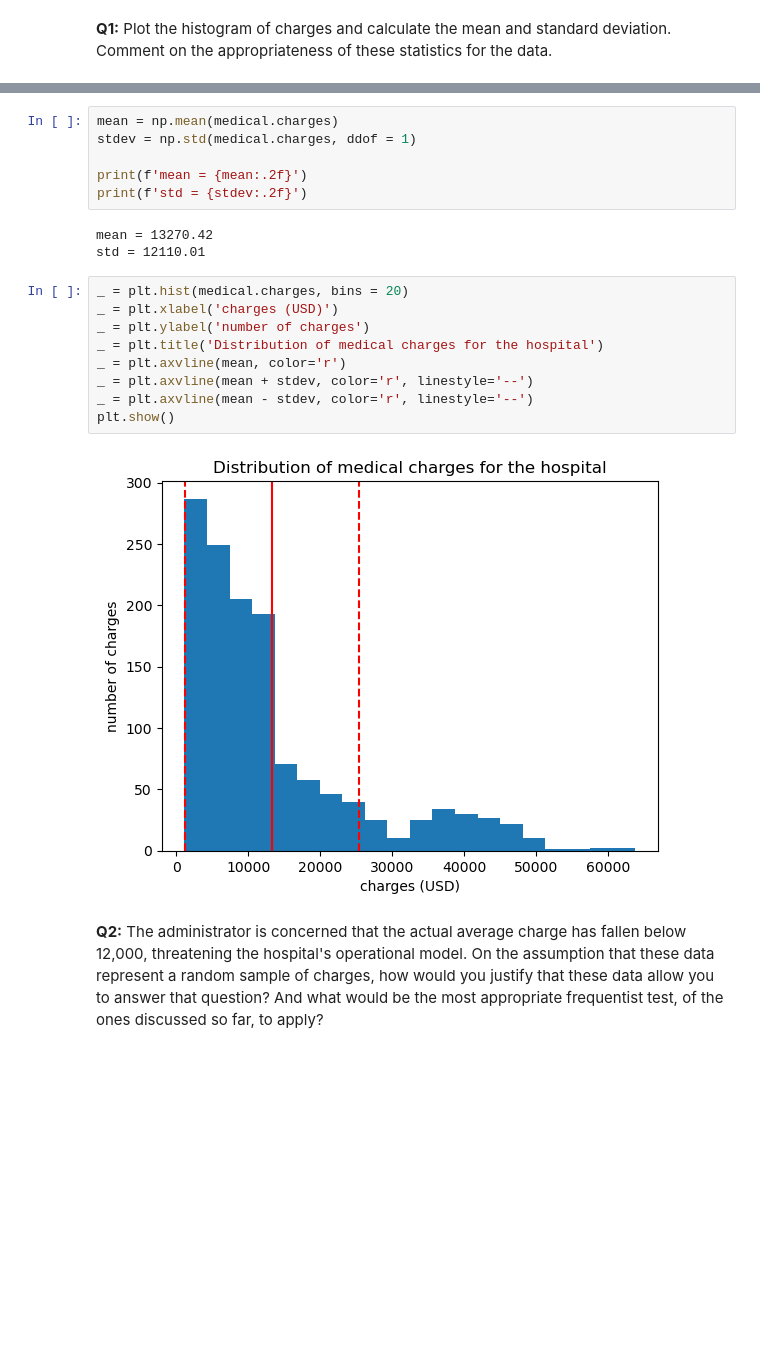
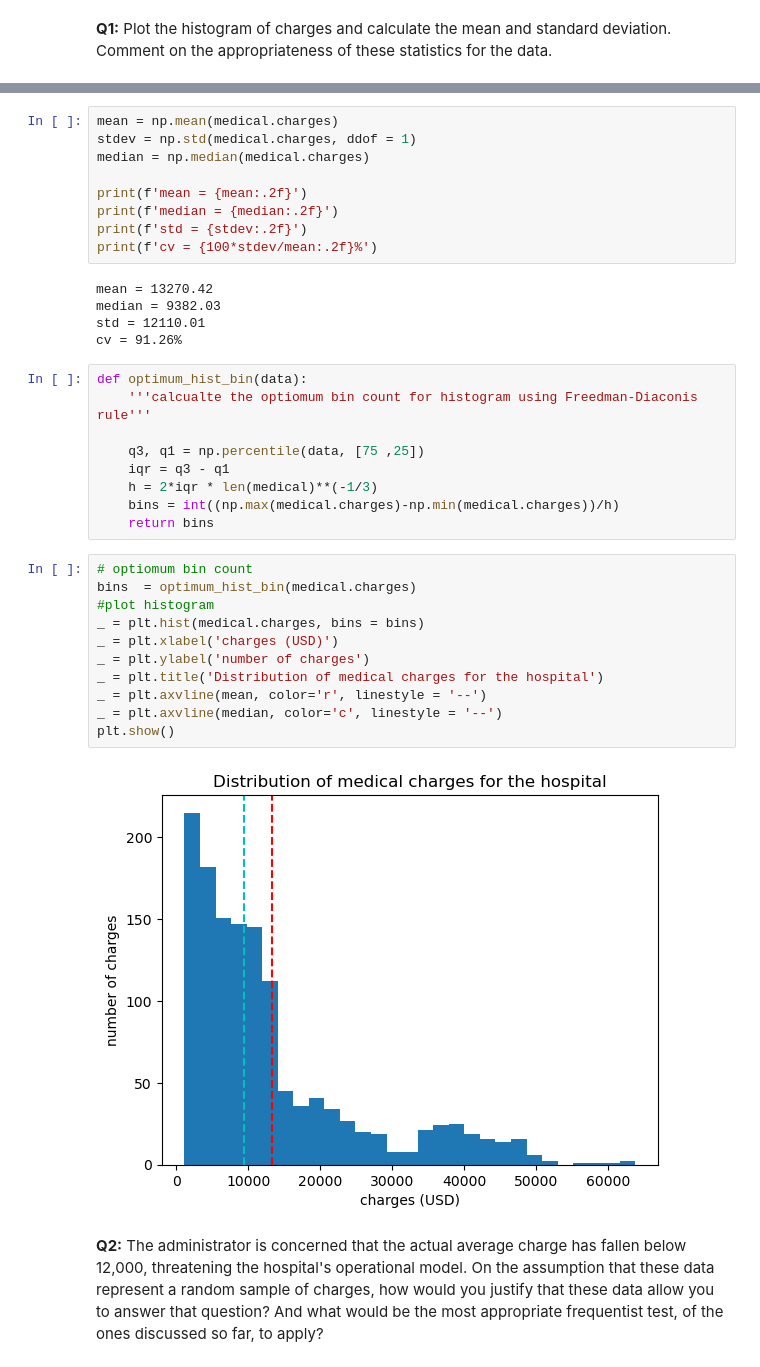
Before and after one commit to faridjn/-Springboard-7_2_5_API-Mini-Project, a Jupyter notebook: Unit 11 - Python Statistics in EDA/11.1.3 Frequentist Case Study/Frequentist Inference Case Study - Part B.ipynb, the cells around one changed output, grey strips where cells are left out. Saved outputs shown, nothing was run; the diff lists cells and outputs as text; blank space fills up the shorter version.

```diff
--- a/Unit 11 - Python Statistics in EDA/11.1.3 Frequentist Case Study/Frequentist Inference Case Study - Part B.ipynb
+++ b/Unit 11 - Python Statistics in EDA/11.1.3 Frequentist Case Study/Frequentist Inference Case Study - Part B.ipynb
@@ -55,22 +54,38 @@ __A:__
 # %%
 mean = np.mean(medical.charges)
 stdev = np.std(medical.charges, ddof = 1)
+median = np.median(medical.charges)
 
 print(f'mean = {mean:.2f}')
+print(f'median = {median:.2f}')
 print(f'std = {stdev:.2f}')
+print(f'cv = {100*stdev/mean:.2f}%')
 # %% [output]
 mean = 13270.42
+median = 9382.03
 std = 12110.01
+cv = 91.26%
+# %%
+def optimum_hist_bin(data):
+    '''calcualte the optiomum bin count for histogram using Freedman-Diaconis rule'''
+
+    q3, q1 = np.percentile(data, [75 ,25])
+    iqr = q3 - q1
+    h = 2*iqr * len(medical)**(-1/3)
+    bins = int((np.max(medical.charges)-np.min(medical.charges))/h)
+    return bins
 # %%
-_ = plt.hist(medical.charges, bins = 20)
+# optiomum bin count
+bins  = optimum_hist_bin(medical.charges)
+#plot histogram
+_ = plt.hist(medical.charges, bins = bins)
 _ = plt.xlabel('charges (USD)')
 _ = plt.ylabel('number of charges')
 _ = plt.title('Distribution of medical charges for the hospital')
-_ = plt.axvline(mean, color='r')
-_ = plt.axvline(mean + stdev, color='r', linestyle='--')
-_ = plt.axvline(mean - stdev, color='r', linestyle='--')
+_ = plt.axvline(mean, color='r', linestyle = '--')
+_ = plt.axvline(median, color='c', linestyle = '--')
 plt.show()
 # %% [output]
-[figure, old version]
+[figure, new version]
 # %% [markdown]
 __Q2:__ The administrator is concerned that the actual average charge has fallen below 12,000, threatening the hospital's operational model. On the assumption that these data represent a random sample of charges, how would you justify that these data allow you to answer that question? And what would be the most appropriate frequentist test, of the ones discussed so far, to apply?
```
Also changed, not shown: parts of 31 cells of this notebook.
